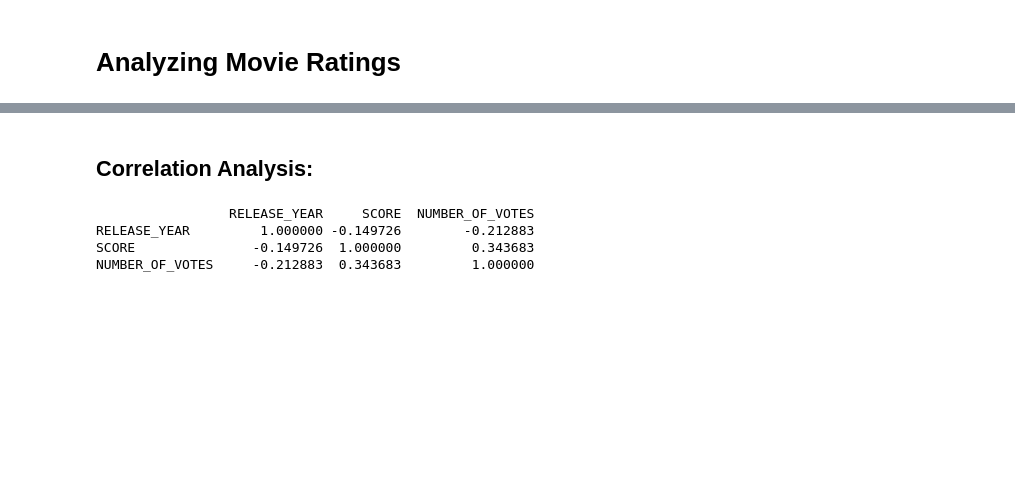
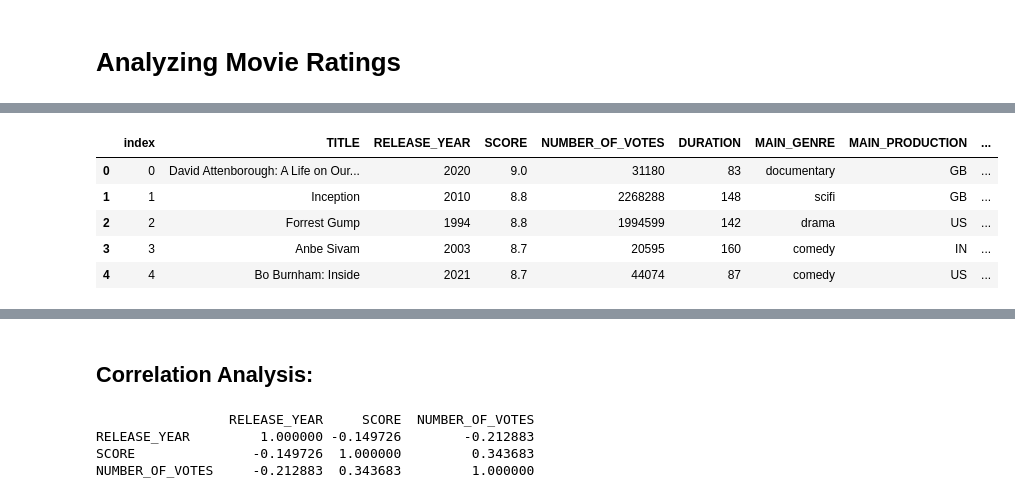
Before and after one commit to HarounQerdachi/Analyzing-Movie-Ratings, a Jupyter notebook: Notebooks/code.ipynb, the cells around one changed output, grey strips where cells are left out. Cells and saved outputs as stored; diff of their text form; code cells hidden in the pictures; blank space fills up the shorter version.

```diff
--- a/Notebooks/code.ipynb
+++ b/Notebooks/code.ipynb
@@ -11,0 +42,9 @@ df = pd.read_csv("../Data/Best Movies Netflix.csv")
+# %%
+df.head()
+# %% [output]
+|  | index | TITLE | RELEASE_YEAR | SCORE | NUMBER_OF_VOTES | DURATION | MAIN_GENRE | MAIN_PRODUCTION | ... |
+| 0 | 0 | David Attenborough: A Life on Our... | 2020 | 9.0 | 31180 | 83 | documentary | GB | ... |
+| 1 | 1 | Inception | 2010 | 8.8 | 2268288 | 148 | scifi | GB | ... |
+| 2 | 2 | Forrest Gump | 1994 | 8.8 | 1994599 | 142 | drama | US | ... |
+| 3 | 3 | Anbe Sivam | 2003 | 8.7 | 20595 | 160 | comedy | IN | ... |
+| 4 | 4 | Bo Burnham: Inside | 2021 | 8.7 | 44074 | 87 | comedy | US | ... |
```
Also changed, not shown: parts of 7 cells of this notebook.
